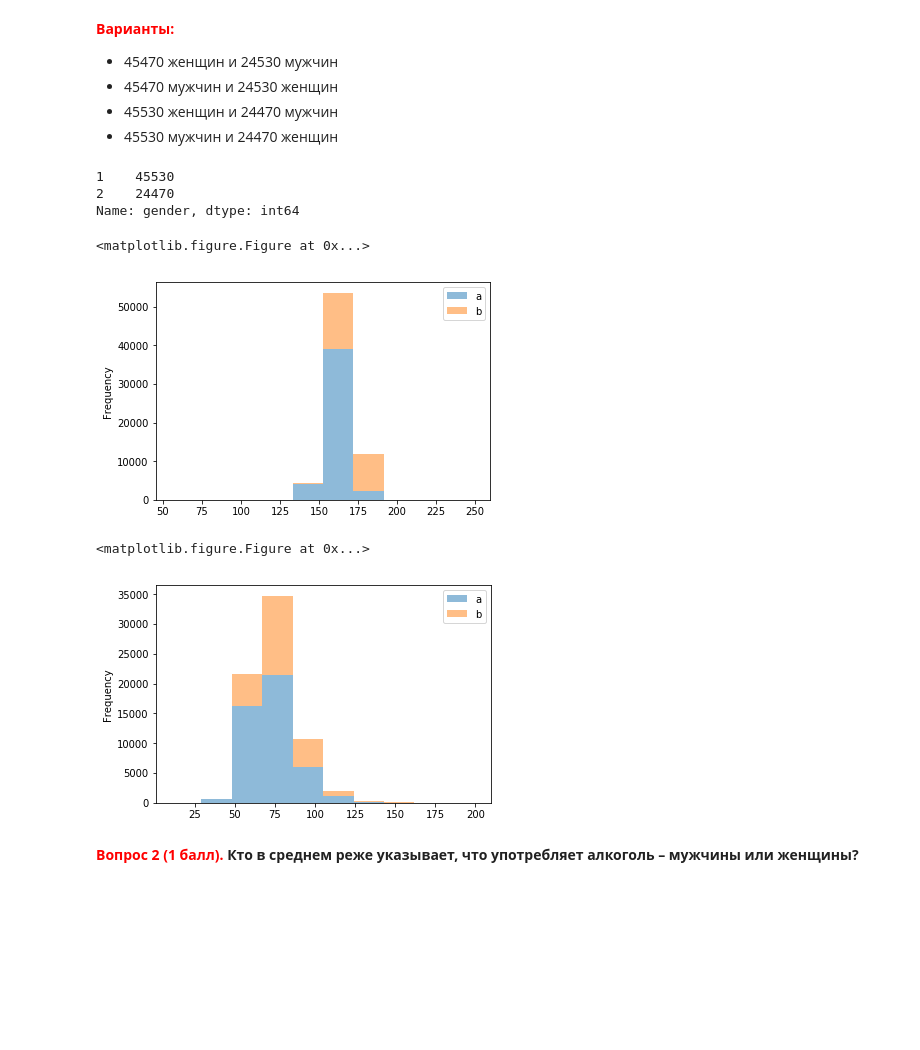
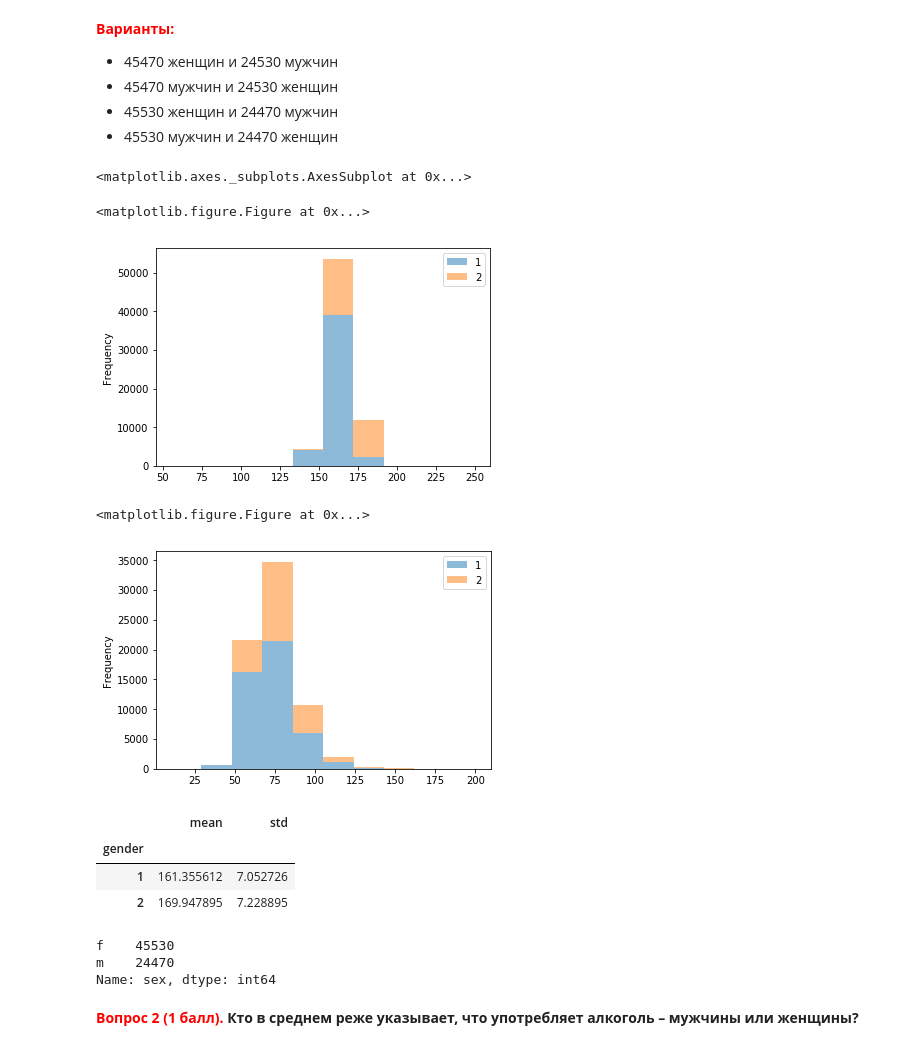
Before and after one commit to Rattenkrieg/mlcourse_open, a Jupyter notebook: jupyter_russian/homeworks/hw1_session3_data_analysis_pandas.ipynb, the cells around one changed output. Cells and saved outputs as stored; diff of their text form; code cells hidden in the pictures; blank space fills up the shorter version.

```diff
--- a/jupyter_russian/homeworks/hw1_session3_data_analysis_pandas.ipynb
+++ b/jupyter_russian/homeworks/hw1_session3_data_analysis_pandas.ipynb
@@ -87,24 +87,36 @@ df.head()
 
 
 
-df4 = pd.DataFrame({'a': df[df['gender'] == 1]['height'], 'b': df[df['gender'] == 2]['height']}, columns=['a', 'b'])
+df4 = pd.DataFrame({'1': df[df['gender'] == 1]['height'], '2': df[df['gender'] == 2]['height']}, columns=['1', '2'])
 plt.figure();
 df4.plot.hist(alpha=0.5, stacked=True)
 
 
-df5 = pd.DataFrame({'a': df[df['gender'] == 1]['weight'], 'b': df[df['gender'] == 2]['weight']}, columns=['a', 'b'])
+df5 = pd.DataFrame({'1': df[df['gender'] == 1]['weight'], '2': df[df['gender'] == 2]['weight']}, columns=['1', '2'])
 plt.figure();
 df5.plot.hist(alpha=0.5, stacked=True)
-
-df['gender'].value_counts()
 # %% [output]
-1    45530
-2    24470
-Name: gender, dtype: int64
+<matplotlib.axes._subplots.AxesSubplot at 0x...>
 <matplotlib.figure.Figure at 0x...>
 [figure]
 <matplotlib.figure.Figure at 0x...>
 [figure]
+# %%
+df.groupby(['gender'])['height'].agg([np.mean, np.std])
+# %% [output]
+|  | mean | std |
+| gender |  |  |
+| 1 | 161.355612 | 7.052726 |
+| 2 | 169.947895 | 7.228895 |
+# %%
+df['sex'] = df['gender'].map(lambda x: 'm' if x == 2 else 'f')
+
+
+df['sex'].value_counts()
+# %% [output]
+f    45530
+m    24470
+Name: sex, dtype: int64
 # %% [markdown]
 **<font color='red'>Вопрос 2 (1 балл).</font> Кто в среднем реже указывает, что употребляет алкоголь – мужчины или женщины?**
 # %% [markdown]
```
Also changed, not shown: parts of 8 cells of this notebook.
